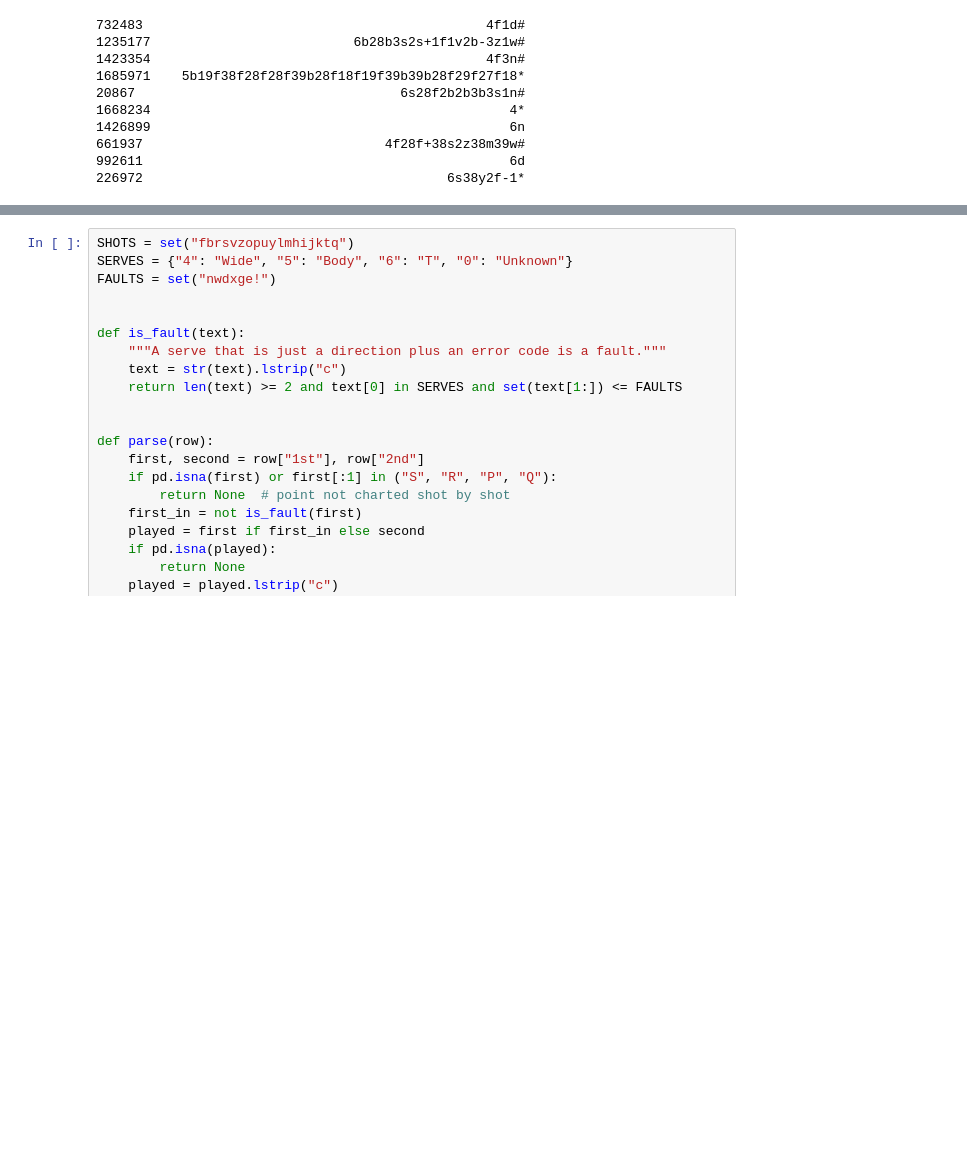
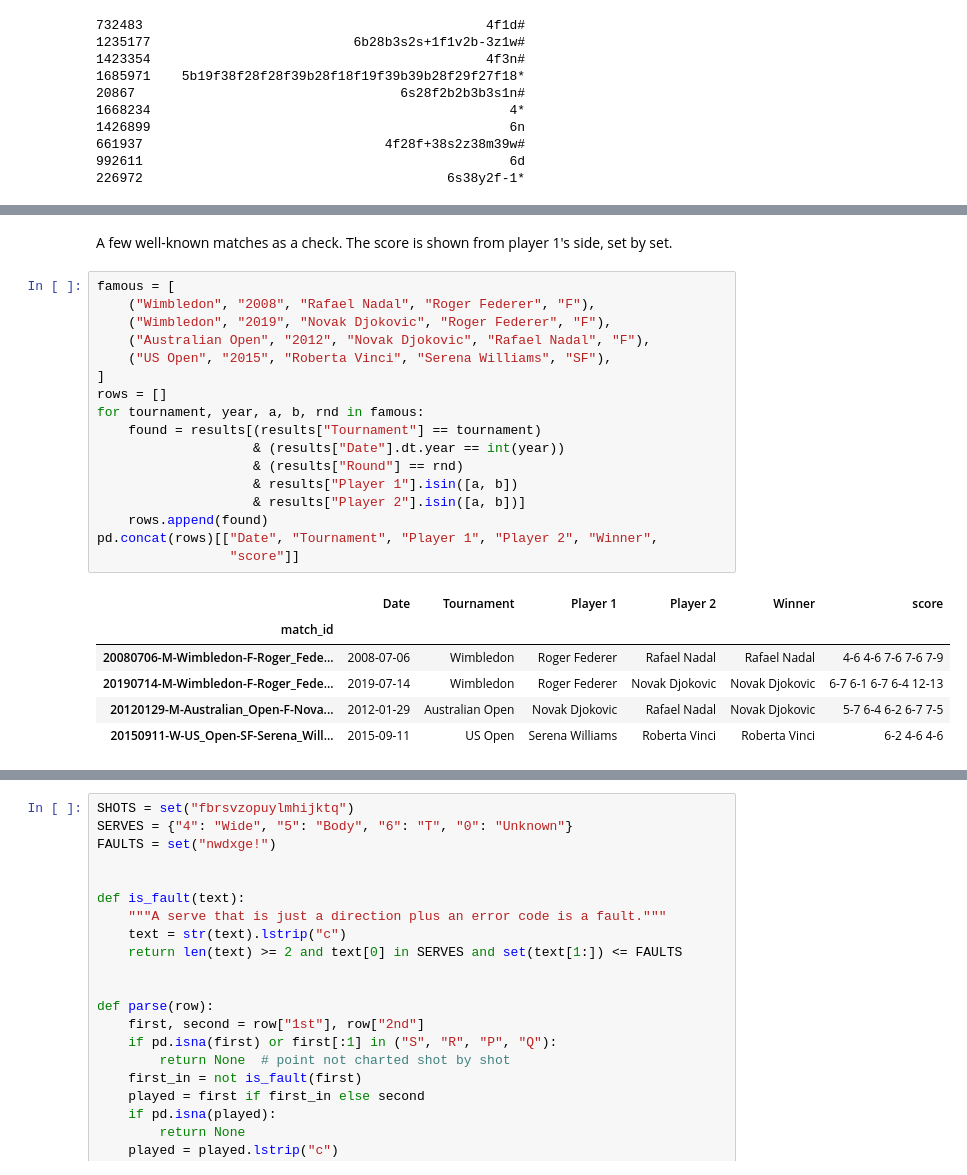
Before and after one commit to noahgoalen/git-practice, a Jupyter notebook: tennis-segmentation/eda.ipynb, the cells around one changed output, grey strips where cells are left out. Drawn from its saved outputs; the diff is of its cells as text; blank space fills up the shorter version.

```diff
--- a/tennis-segmentation/eda.ipynb
+++ b/tennis-segmentation/eda.ipynb
@@ -299,0 +458,26 @@ print(points["1st"].sample(10, random_state=0).to_string())
+# %% [markdown]
+A few well-known matches as a check. The score is shown from player 1's side, set by set.
+# %%
+famous = [
+    ("Wimbledon", "2008", "Rafael Nadal", "Roger Federer", "F"),
+    ("Wimbledon", "2019", "Novak Djokovic", "Roger Federer", "F"),
+    ("Australian Open", "2012", "Novak Djokovic", "Rafael Nadal", "F"),
+    ("US Open", "2015", "Roberta Vinci", "Serena Williams", "SF"),
+]
+rows = []
+for tournament, year, a, b, rnd in famous:
+    found = results[(results["Tournament"] == tournament)
+                    & (results["Date"].dt.year == int(year))
+                    & (results["Round"] == rnd)
+                    & results["Player 1"].isin([a, b])
+                    & results["Player 2"].isin([a, b])]
+    rows.append(found)
+pd.concat(rows)[["Date", "Tournament", "Player 1", "Player 2", "Winner",
+                 "score"]]
+# %% [output]
+|  | Date | Tournament | Player 1 | Player 2 | Winner | score |
+| match_id |  |  |  |  |  |  |
+| 20080706-M-Wimbledon-F-Roger_Fede... | 2008-07-06 | Wimbledon | Roger Federer | Rafael Nadal | Rafael Nadal | 4-6 4-6 7-6 7-6 7-9 |
+| 20190714-M-Wimbledon-F-Roger_Fede... | 2019-07-14 | Wimbledon | Roger Federer | Novak Djokovic | Novak Djokovic | 6-7 6-1 6-7 6-4 12-13 |
+| 20120129-M-Australian_Open-F-Nova... | 2012-01-29 | Australian Open | Novak Djokovic | Rafael Nadal | Novak Djokovic | 5-7 6-4 6-2 6-7 7-5 |
+| 20150911-W-US_Open-SF-Serena_Will... | 2015-09-11 | US Open | Serena Williams | Roberta Vinci | Roberta Vinci | 6-2 4-6 4-6 |
```
Also changed, not shown: parts of 13 cells of this notebook.
